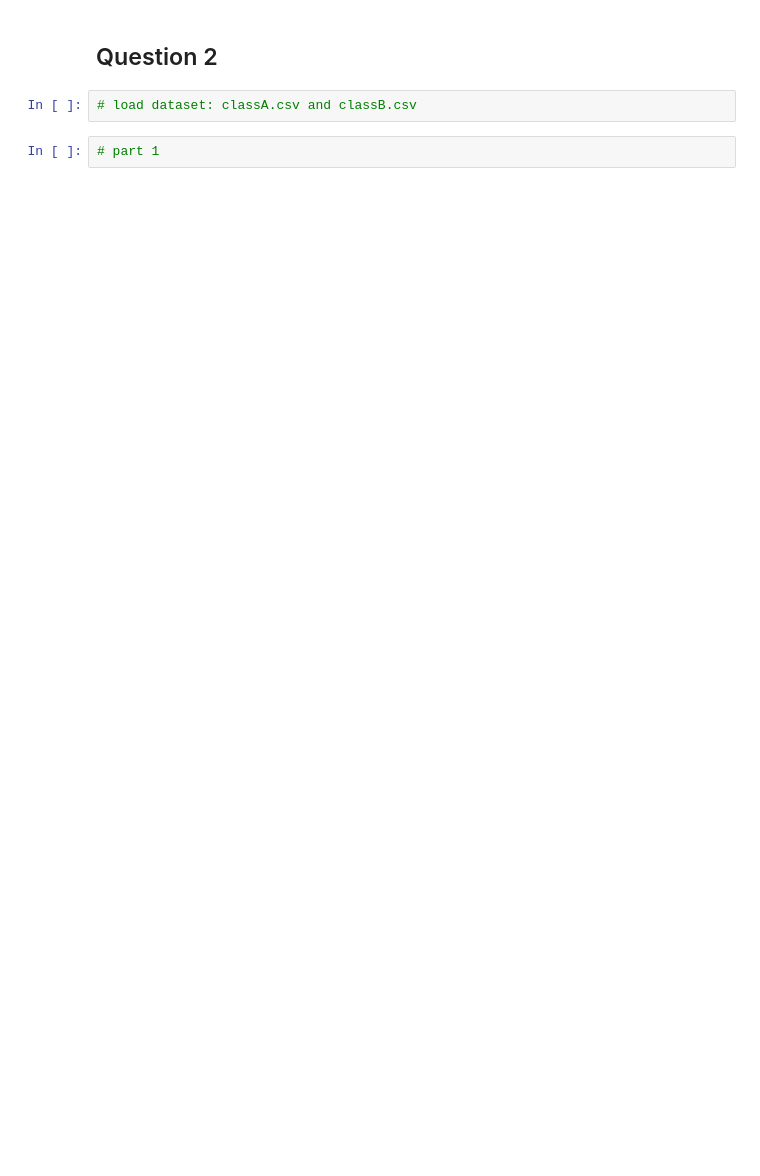
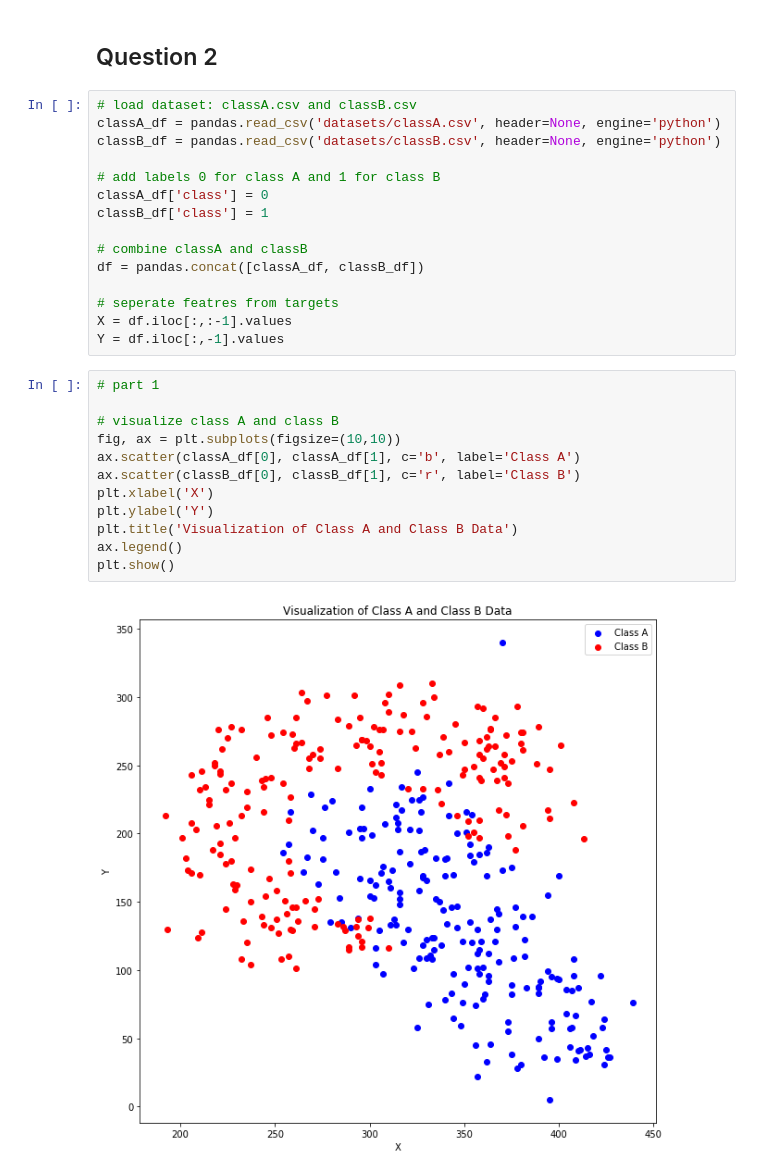
Before and after one commit to sujan-sube/pattern-recognition-asgmt, a Jupyter notebook: assignment-3/assignment-3.ipynb, the cells around one changed output. Drawn from its saved outputs; the diff is of its cells as text; blank space fills up the shorter version.

```diff
--- a/assignment-3/assignment-3.ipynb
+++ b/assignment-3/assignment-3.ipynb
@@ -110,6 +136,31 @@ for c in C:
 # %% [markdown]
 ## Question 2
-# %%
-# load dataset: classA.csv and classB.csv
-# %%
-# part 1
+# %%
+# load dataset: classA.csv and classB.csv
+classA_df = pandas.read_csv('datasets/classA.csv', header=None, engine='python')
+classB_df = pandas.read_csv('datasets/classB.csv', header=None, engine='python')
+
+# add labels 0 for class A and 1 for class B
+classA_df['class'] = 0
+classB_df['class'] = 1
+
+# combine classA and classB
+df = pandas.concat([classA_df, classB_df])
+
+# seperate featres from targets
+X = df.iloc[:,:-1].values
+Y = df.iloc[:,-1].values
+# %%
+# part 1
+
+# visualize class A and class B
+fig, ax = plt.subplots(figsize=(10,10))
+ax.scatter(classA_df[0], classA_df[1], c='b', label='Class A')
+ax.scatter(classB_df[0], classB_df[1], c='r', label='Class B')
+plt.xlabel('X')
+plt.ylabel('Y')
+plt.title('Visualization of Class A and Class B Data')
+ax.legend()
+plt.show()
+# %% [output]
+[figure, added]
```
Also changed, not shown: parts of 13 cells of this notebook.
